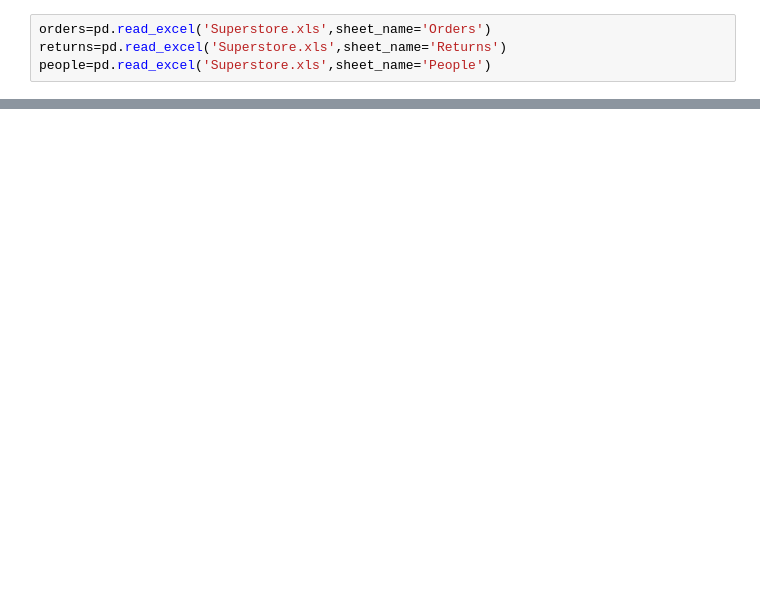
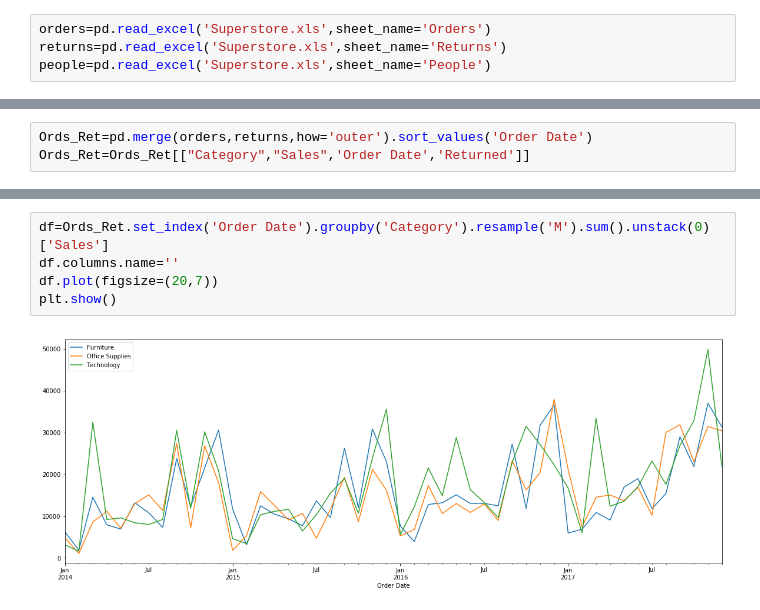
Before and after one commit to jamontanac/Hexagon-Test, a Jupyter notebook: first.ipynb, the cells around one changed output, grey strips where cells are left out. Drawn from its saved outputs; the diff is of its cells as text; blank space fills up the shorter version.

```diff
--- a/first.ipynb
+++ b/first.ipynb
@@ -97,0 +13,3 @@ a.resample('12M').sum()['Sales'].plot()
+# %%
+Ords_Ret=pd.merge(orders,returns,how='outer').sort_values('Order Date')
+Ords_Ret=Ords_Ret[["Category","Sales",'Order Date','Returned']]
@@ -97,0 +24,7 @@ a.resample('12M').sum()['Sales'].plot()
+# %%
+df=Ords_Ret.set_index('Order Date').groupby('Category').resample('M').sum().unstack(0)['Sales']
+df.columns.name=''
+df.plot(figsize=(20,7))
+plt.show()
+# %% [output]
+[figure, added]
```
Also changed, not shown: parts of 42 cells of this notebook.
